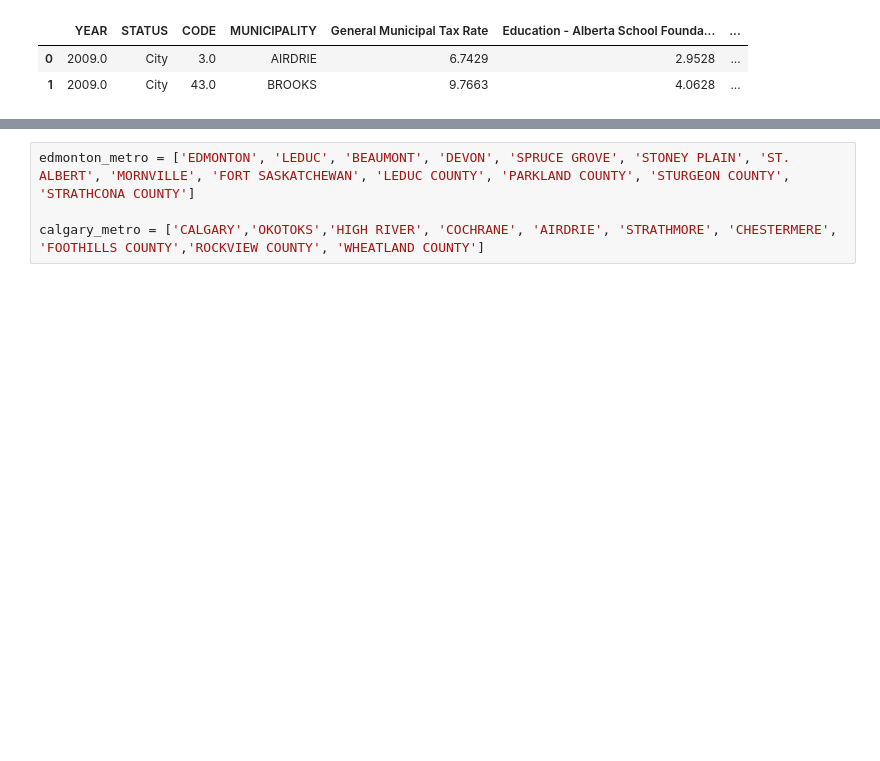
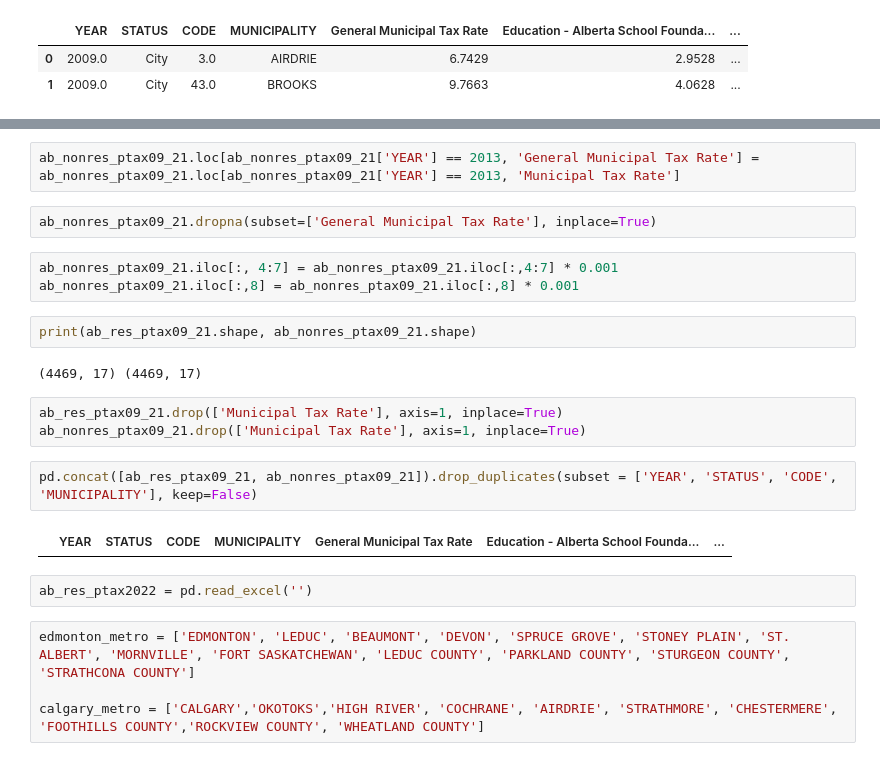
Before and after one commit to ddsarai/propertTax_comps, a Jupyter notebook: AB_pTax_2009_2021.ipynb, the cells around one changed output, grey strips where cells are left out. Cells and saved outputs as stored; diff of their text form; blank space fills up the shorter version.

```diff
--- a/AB_pTax_2009_2021.ipynb
+++ b/AB_pTax_2009_2021.ipynb
@@ -122,3 +160,23 @@ ab_nonres_ptax09_21.head(2)
+# %%
+ab_nonres_ptax09_21.loc[ab_nonres_ptax09_21['YEAR'] == 2013, 'General Municipal Tax Rate'] = ab_nonres_ptax09_21.loc[ab_nonres_ptax09_21['YEAR'] == 2013, 'Municipal Tax Rate']
+# %%
+ab_nonres_ptax09_21.dropna(subset=['General Municipal Tax Rate'], inplace=True)
+# %%
+ab_nonres_ptax09_21.iloc[:, 4:7] = ab_nonres_ptax09_21.iloc[:,4:7] * 0.001
+ab_nonres_ptax09_21.iloc[:,8] = ab_nonres_ptax09_21.iloc[:,8] * 0.001
+# %%
+print(ab_res_ptax09_21.shape, ab_nonres_ptax09_21.shape)
+# %% [output]
+(4469, 17) (4469, 17)
+# %%
+ab_res_ptax09_21.drop(['Municipal Tax Rate'], axis=1, inplace=True)
+ab_nonres_ptax09_21.drop(['Municipal Tax Rate'], axis=1, inplace=True)
+# %%
+pd.concat([ab_res_ptax09_21, ab_nonres_ptax09_21]).drop_duplicates(subset = ['YEAR', 'STATUS', 'CODE', 'MUNICIPALITY'], keep=False)
+# %% [output]
+|  | YEAR | STATUS | CODE | MUNICIPALITY | General Municipal Tax Rate | Education - Alberta School Founda... | ... |
+# %%
+ab_res_ptax2022 = pd.read_excel('')
 # %%
 edmonton_metro = ['EDMONTON', 'LEDUC', 'BEAUMONT', 'DEVON', 'SPRUCE GROVE', 'STONEY PLAIN', 'ST. ALBERT', 'MORNVILLE', 'FORT SASKATCHEWAN', 'LEDUC COUNTY', 'PARKLAND COUNTY', 'STURGEON COUNTY', 'STRATHCONA COUNTY']
 
```
Also changed, not shown: parts of 11 cells of this notebook, 1 other file.
